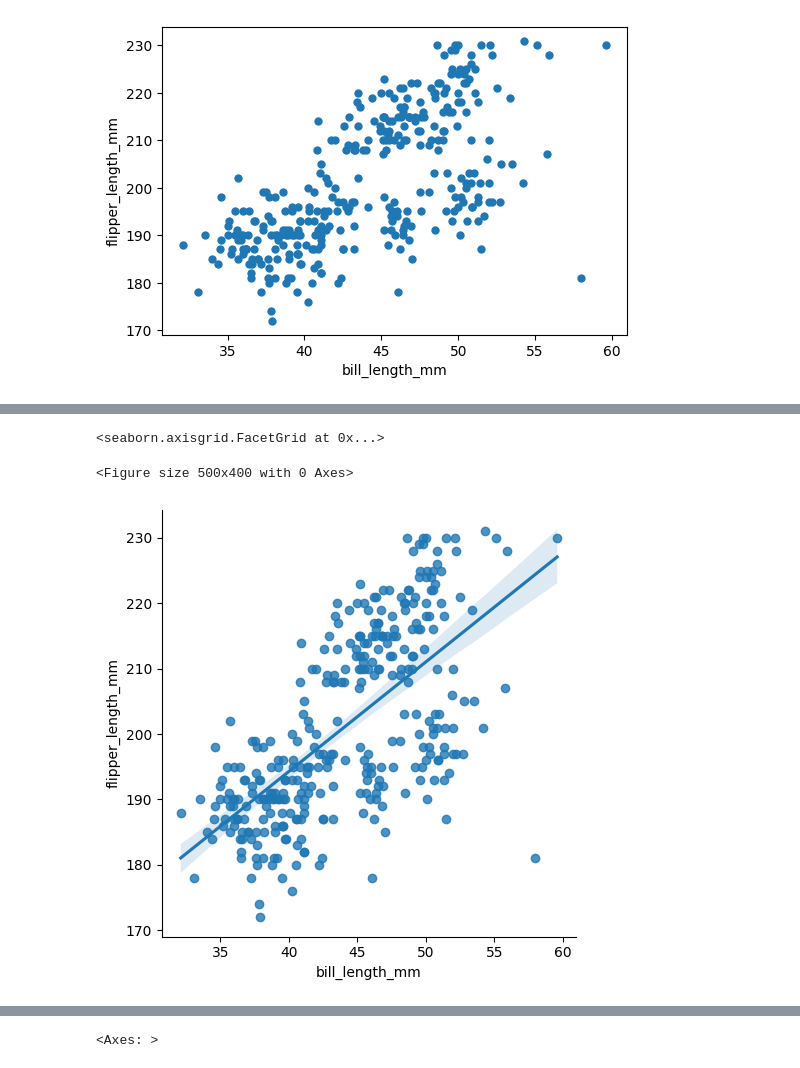
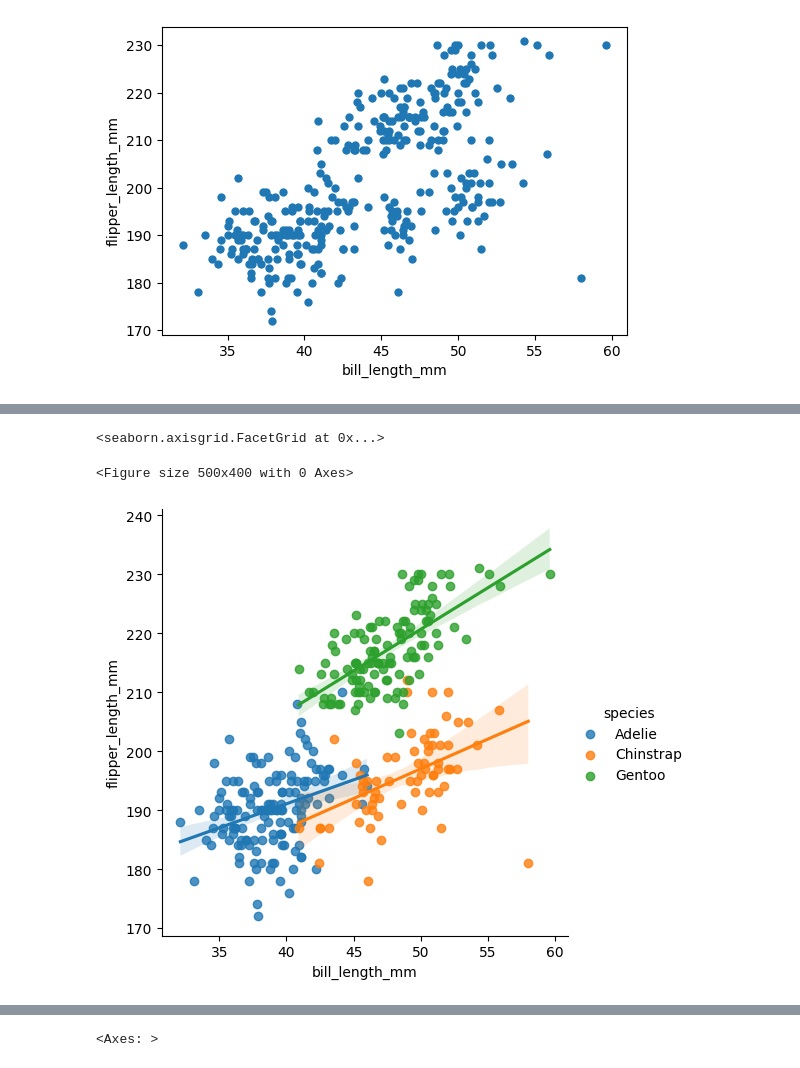
Before and after one commit to leongus1/Data-Visualization-with-Python, a Jupyter notebook: 3_InteractiveVisualizationWithPlotly/InteractiveVisualizationWithPlotly/1-Seaborn/1-Seaborn-code.ipynb, the cells around one changed output, grey strips where cells are left out. Drawn from its saved outputs; the diff is of its cells as text; code cells hidden in the pictures.

Commit message:
last day of data visualization

```diff
--- a/3_InteractiveVisualizationWithPlotly/InteractiveVisualizationWithPlotly/1-Seaborn/1-Seaborn-code.ipynb
+++ b/3_InteractiveVisualizationWithPlotly/InteractiveVisualizationWithPlotly/1-Seaborn/1-Seaborn-code.ipynb
@@ -253,14 +308,15 @@ sns.scatterplot(
 # %%
 #=================================================-
 #### Slide 21: Bivariate plots: line plot  ####
 
 plt.figure(figsize=(5,4))      #<- set the figure size
 
 sns.lmplot(data = penguins,          #<- set the data
         x = "bill_length_mm",        #<- set x variable
         y = "flipper_length_mm",     #<- set y variable
-        fit_reg = True)
+        fit_reg = True,
+        hue="species")
 # %% [output]
 <seaborn.axisgrid.FacetGrid at 0x...>
 <Figure size 500x400 with 0 Axes>
-[figure, old version]
+[figure, new version]
```
Also changed, not shown: parts of 16 cells of this notebook, 6 other files.
